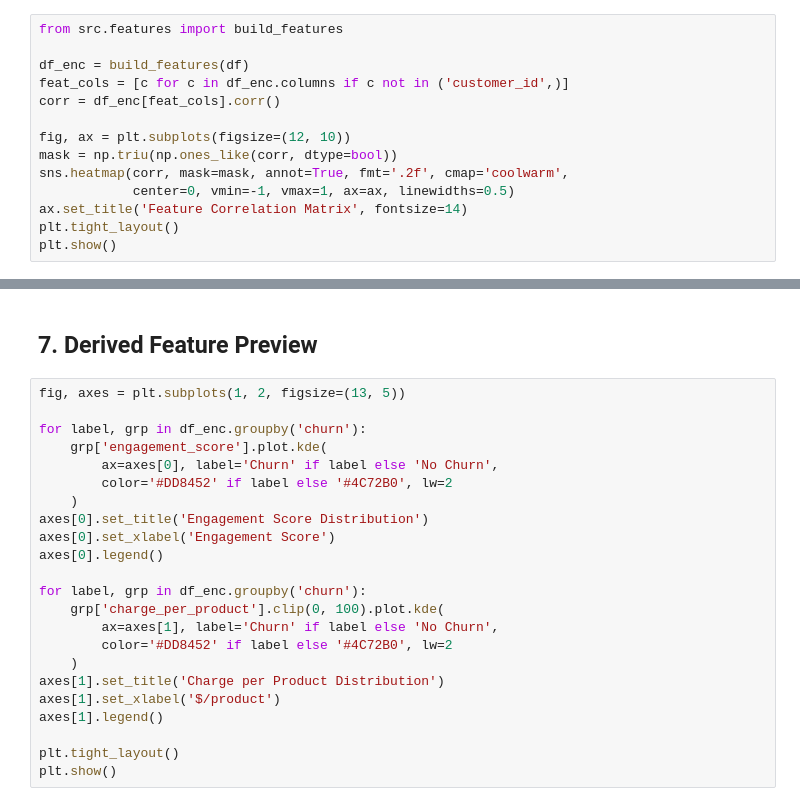
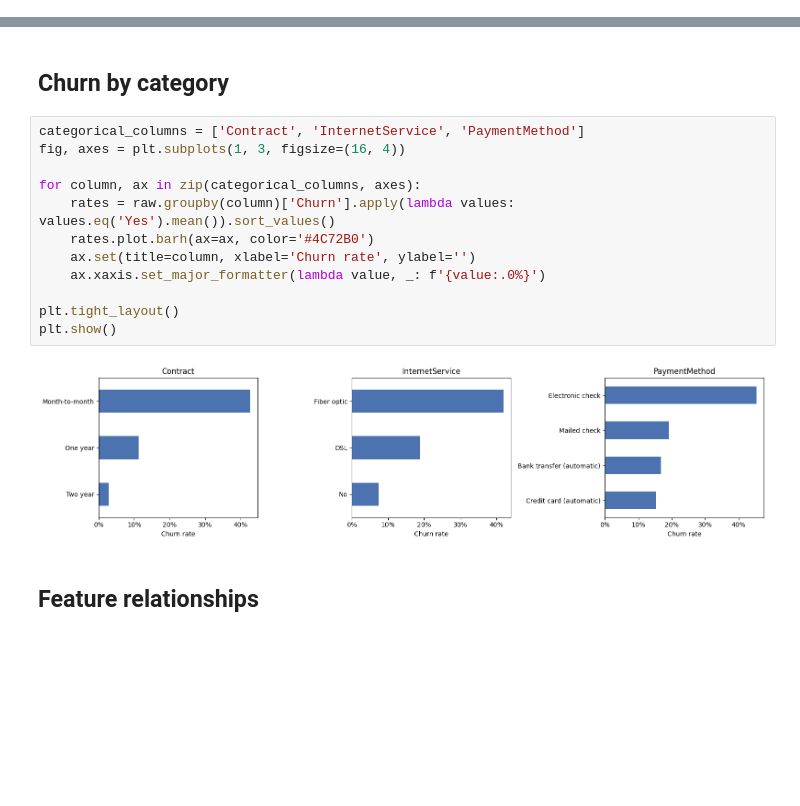
Before and after one commit to harsha-joshi02/churn-analysis-and-ab-experiments, a Jupyter notebook: notebooks/eda.ipynb, the cells around one changed output, grey strips where cells are left out. Cells and saved outputs as stored; diff of their text form; blank space fills up the shorter version.

```diff
--- a/notebooks/eda.ipynb
+++ b/notebooks/eda.ipynb
@@ -107,14 +56,0 @@ plt.show()
-# %%
-from src.features import build_features
-
-df_enc = build_features(df)
-feat_cols = [c for c in df_enc.columns if c not in ('customer_id',)]
-corr = df_enc[feat_cols].corr()
-
-fig, ax = plt.subplots(figsize=(12, 10))
-mask = np.triu(np.ones_like(corr, dtype=bool))
-sns.heatmap(corr, mask=mask, annot=True, fmt='.2f', cmap='coolwarm',
-            center=0, vmin=-1, vmax=1, ax=ax, linewidths=0.5)
-ax.set_title('Feature Correlation Matrix', fontsize=14)
-plt.tight_layout()
-plt.show()
@@ -145,25 +72,18 @@ plt.show()
+# %% [markdown]
+## Churn by category
+# %%
+categorical_columns = ['Contract', 'InternetService', 'PaymentMethod']
+fig, axes = plt.subplots(1, 3, figsize=(16, 4))
+
+for column, ax in zip(categorical_columns, axes):
+    rates = raw.groupby(column)['Churn'].apply(lambda values: values.eq('Yes').mean()).sort_values()
+    rates.plot.barh(ax=ax, color='#4C72B0')
+    ax.set(title=column, xlabel='Churn rate', ylabel='')
+    ax.xaxis.set_major_formatter(lambda value, _: f'{value:.0%}')
+
+plt.tight_layout()
+plt.show()
+# %% [output]
+[figure, added]
 # %% [markdown]
-## 7. Derived Feature Preview
+## Feature relationships
-# %%
-fig, axes = plt.subplots(1, 2, figsize=(13, 5))
-
-for label, grp in df_enc.groupby('churn'):
-    grp['engagement_score'].plot.kde(
-        ax=axes[0], label='Churn' if label else 'No Churn',
-        color='#DD8452' if label else '#4C72B0', lw=2
-    )
-axes[0].set_title('Engagement Score Distribution')
-axes[0].set_xlabel('Engagement Score')
-axes[0].legend()
-
-for label, grp in df_enc.groupby('churn'):
-    grp['charge_per_product'].clip(0, 100).plot.kde(
-        ax=axes[1], label='Churn' if label else 'No Churn',
-        color='#DD8452' if label else '#4C72B0', lw=2
-    )
-axes[1].set_title('Charge per Product Distribution')
-axes[1].set_xlabel('$/product')
-axes[1].legend()
-
-plt.tight_layout()
-plt.show()
```
Also changed, not shown: parts of 23 cells of this notebook, 11 other files.
